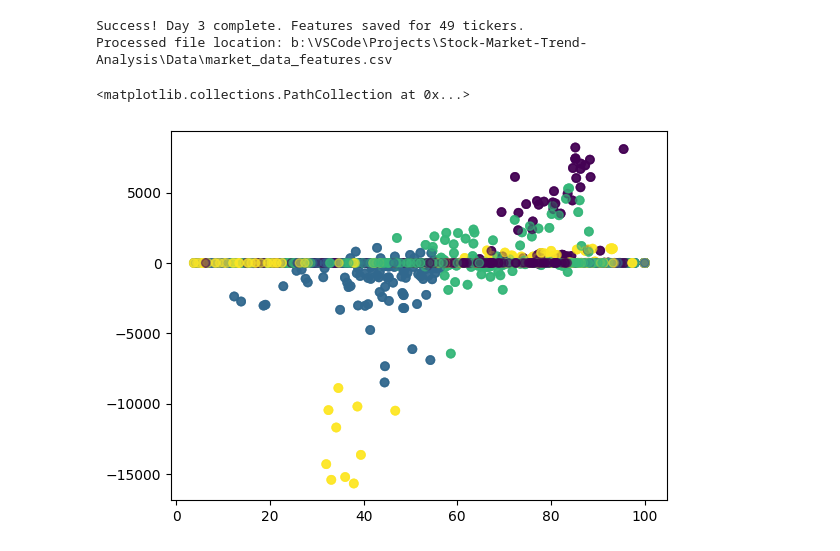
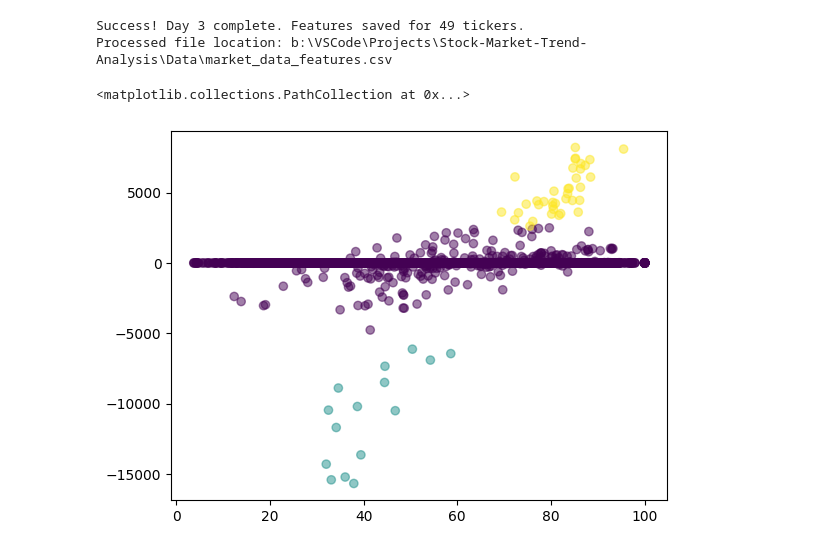
Before and after one commit to racksyyy/Stock-Market-Trend-Analysis, a Jupyter notebook: Notebooks/Stock_Market_Trend_Analysis.ipynb, the cells around one changed output. Cells and saved outputs as stored; diff of their text form; code cells hidden in the pictures.

```diff
--- a/Notebooks/Stock_Market_Trend_Analysis.ipynb
+++ b/Notebooks/Stock_Market_Trend_Analysis.ipynb
@@ -247,28 +251,22 @@ final_anomaly_df.to_csv(proc_dir / "market_data_anomalies.csv", index=False)
 # %%
 # Behavioral Clustering (K-means)
 clustering_df=pd.read_csv(proc_dir / "market_data_features.csv")
 features =[
     'RSI_14',
     'MACD_Histogram',
     'BB_Position',
     'SMA_Ratio_5_20',
     'Volume_Ratio',
 ]
-kmeans_model=KMeans(n_clusters=4, random_state=42, n_init='auto')
-scaler=StandardScaler()
-reults=[]
-for ticker in clustering_df['Ticker'].unique():
-    ticker_subset=clustering_df[clustering_df['Ticker']==ticker].copy()
-    if len(ticker_subset)>50:
-        X_ticker=ticker_subset[features].dropna()
-        X_scaled=scaler.fit_transform(X_ticker)
-        ticker_subset['Cluster_Label']=kmeans_model.fit_predict(X_scaled)
-        results.append(ticker_subset)
-
+kmeans_model=KMeans(n_clusters=3, random_state=42, n_init='auto')
+scaler=RobustScaler()
+results=[]
+scaled=scaler.fit_transform(clustering_df[features].dropna())
+clustering_df.loc[clustering_df[features].dropna().index, 'Cluster_Label'] = kmeans_model.fit_predict(scaled)
+results.append(clustering_df)
 final_clustering_df = pd.concat(results)
 final_clustering_df.to_csv(proc_dir / "market_data_clusters.csv", index=False)
+plt.scatter(final_clustering_df['RSI_14'], final_clustering_df['MACD_Histogram'], c=final_clustering_df['Cluster_Label'], cmap='viridis', alpha=0.5)
+# %% [output]
+<matplotlib.collections.PathCollection at 0x...>
+[figure, added]
-# %%
-plt.scatter(final_clustering_df['RSI_14'], final_clustering_df['MACD_Histogram'], c=final_clustering_df['Cluster_Label'], cmap='viridis', alpha=0.5)
-# %% [output]
-<matplotlib.collections.PathCollection at 0x...>
-[figure, removed]
```
Also changed, not shown: parts of 2 cells of this notebook, 2 other files.
